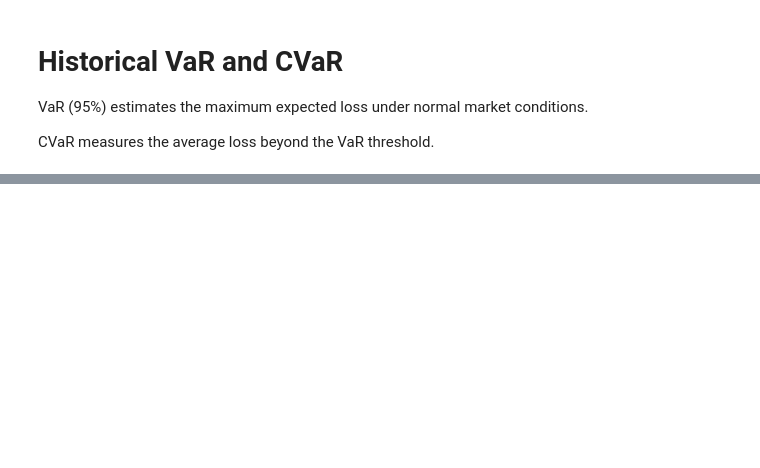
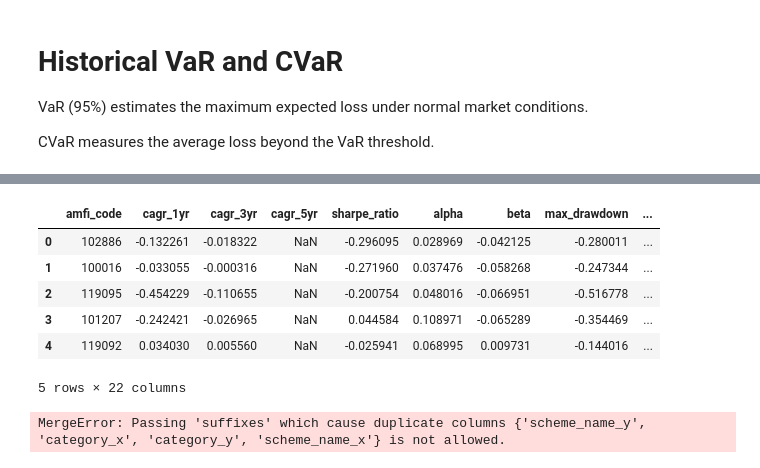
Before and after one commit to Manavi1427/Mutual-Fund-Analytics-Platform, a Jupyter notebook: src_code/notebooks/05_advanced_analytics.ipynb, the cells around one changed output, grey strips where cells are left out. Cells and saved outputs as stored; diff of their text form; code cells hidden in the pictures; blank space fills up the shorter version.

```diff
--- a/src_code/notebooks/05_advanced_analytics.ipynb
+++ b/src_code/notebooks/05_advanced_analytics.ipynb
@@ -44,0 +156,24 @@ risk_report.to_csv(PROCESSED/"var_cvar_report.csv", index=False)
+# %%
+fund_scorecard["risk_grade"] = pd.qcut(
+    fund_scorecard["max_drawdown"].abs(),
+    q=3,
+    labels=["Low", "Moderate", "High"]
+)
+fund_scorecard["risk_grade"].value_counts()
+# %% [output]
+|  | amfi_code | cagr_1yr | cagr_3yr | cagr_5yr | sharpe_ratio | alpha | beta | max_drawdown | ... |
+| 0 | 102886 | -0.132261 | -0.018322 | NaN | -0.296095 | 0.028969 | -0.042125 | -0.280011 | ... |
+| 1 | 100016 | -0.033055 | -0.000316 | NaN | -0.271960 | 0.037476 | -0.058268 | -0.247344 | ... |
+| 2 | 119095 | -0.454229 | -0.110655 | NaN | -0.200754 | 0.048016 | -0.066951 | -0.516778 | ... |
+| 3 | 101207 | -0.242421 | -0.026965 | NaN | 0.044584 | 0.108971 | -0.065289 | -0.354469 | ... |
+| 4 | 119092 | 0.034030 | 0.005560 | NaN | -0.025941 | 0.068995 | 0.009731 | -0.144016 | ... |
+5 rows × 22 columns
+# %%
+
+fund_scorecard = fund_scorecard.merge(
+    fund_master[['amfi_code', 'scheme_name', 'category']],
+    on='amfi_code',
+    how='left'
+)
+# %% [output]
+MergeError: Passing 'suffixes' which cause duplicate columns {'scheme_name_y', 'category_x', 'category_y', 'scheme_name_x'} is not allowed.
```
Also changed, not shown: parts of 9 cells of this notebook, 19 other files.
